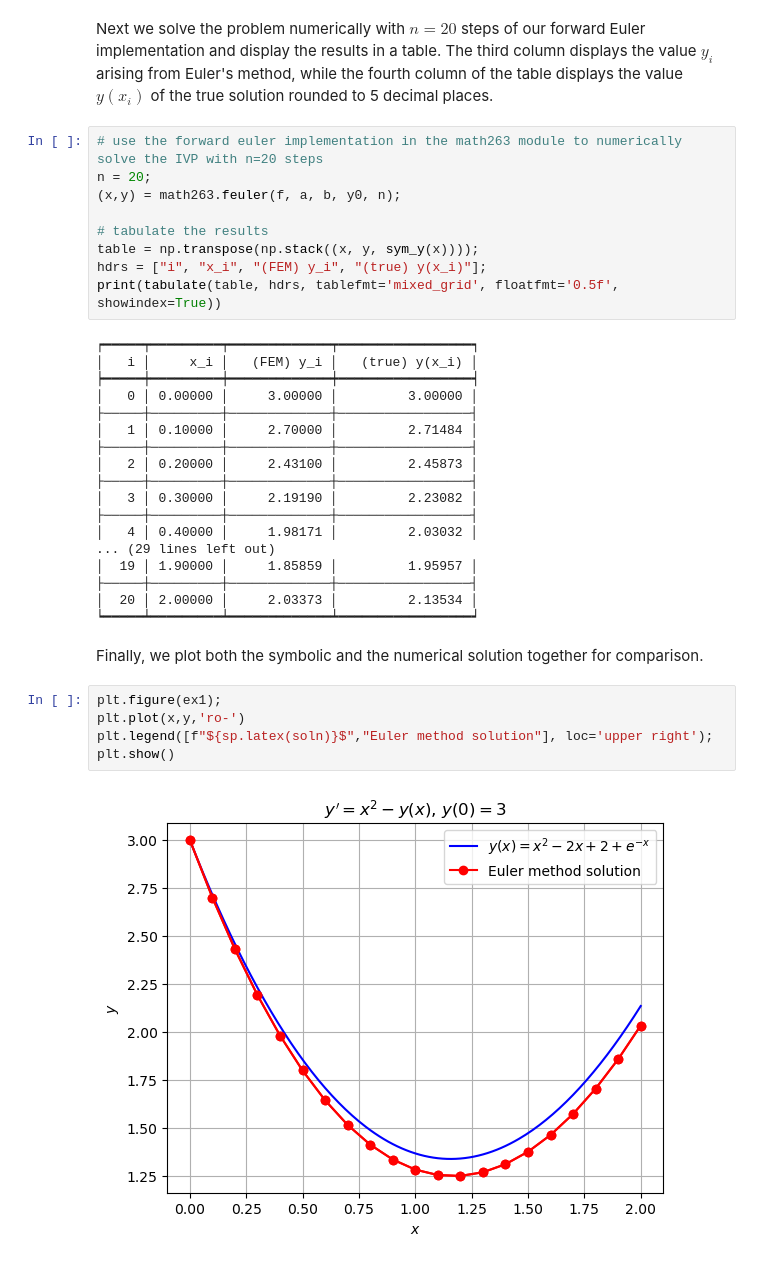
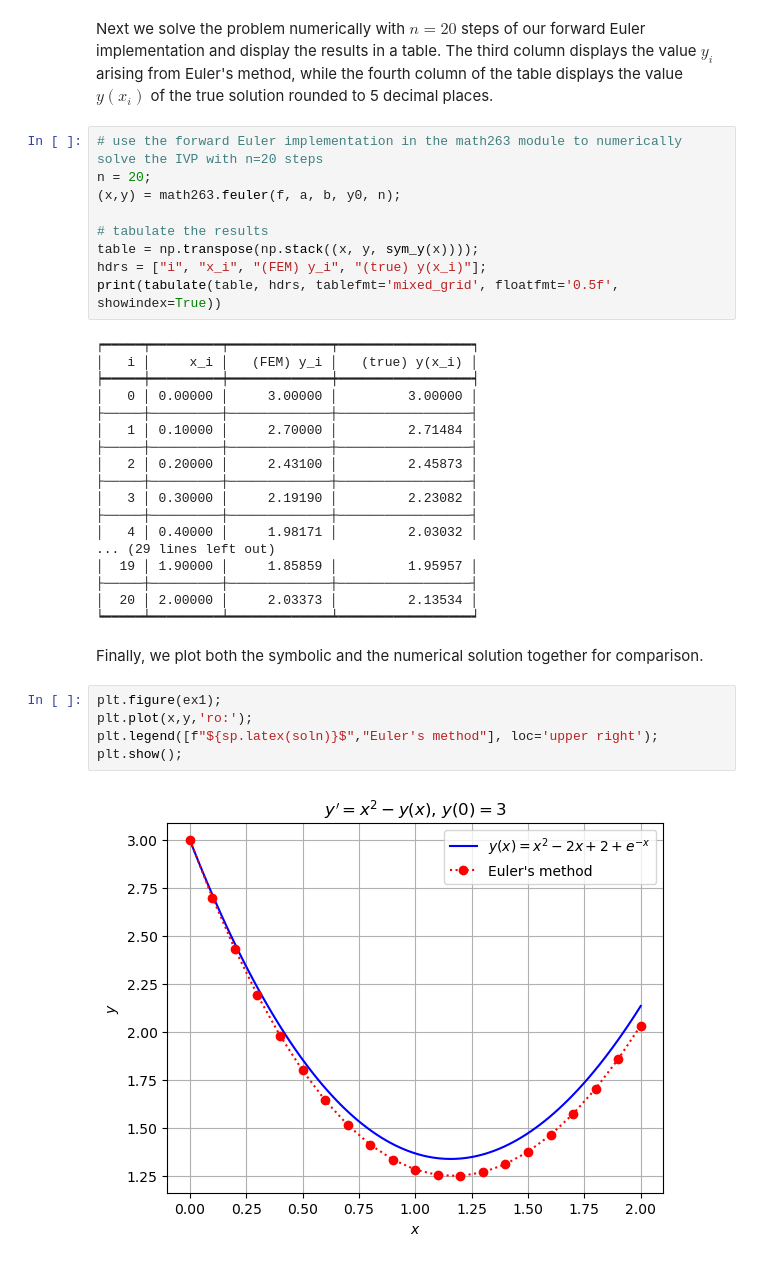
Before and after one commit to ethancsmith/math263-notes, a Jupyter notebook: Python/02-euler_method.ipynb, the cells around one changed output. Saved outputs shown, nothing was run; the diff lists cells and outputs as text.

```diff
--- a/Python/02-euler_method.ipynb
+++ b/Python/02-euler_method.ipynb
@@ -98,7 +99,7 @@ $\displaystyle y{\left(x \right)} = x^{2} - 2 x + 2 + e^{- x}$
 # %% [markdown]
 Next we solve the problem numerically with $n=20$ steps of our forward Euler implementation and display the results in a table.  The third column displays the value $y_i$ arising from Euler's method, while the fourth column of the table displays the value $y(x_i)$ of the true solution rounded to 5 decimal places.
 # %%
-# use the forward euler implementation in the math263 module to numerically solve the IVP with n=20 steps
+# use the forward Euler implementation in the math263 module to numerically solve the IVP with n=20 steps
 n = 20;
 (x,y) = math263.feuler(f, a, b, y0, n);
 
@@ -128,8 +129,8 @@ print(tabulate(table, hdrs, tablefmt='mixed_grid', floatfmt='0.5f', showindex=Tr
 Finally, we plot both the symbolic and the numerical solution together for comparison.
 # %%
 plt.figure(ex1);
-plt.plot(x,y,'ro-')
-plt.legend([f"${sp.latex(soln)}$","Euler method solution"], loc='upper right');
-plt.show()
+plt.plot(x,y,'ro:');
+plt.legend([f"${sp.latex(soln)}$","Euler's method"], loc='upper right');
+plt.show();
 # %% [output]
-[figure, old version]
+[figure, new version]
```
Also changed, not shown: parts of 2 cells of this notebook, 2 other files.
